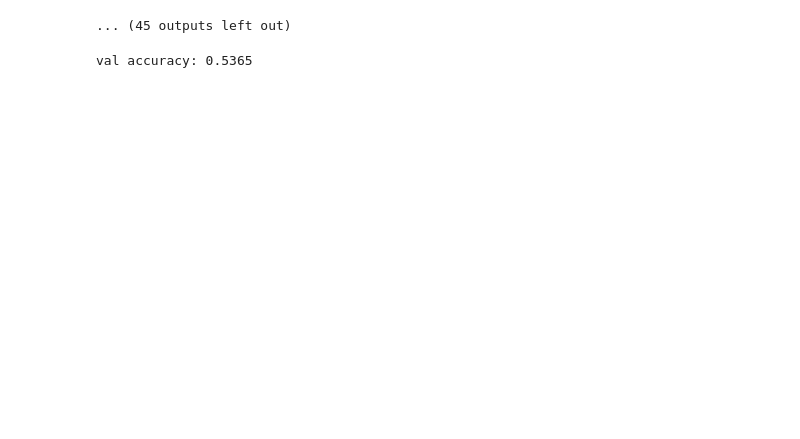
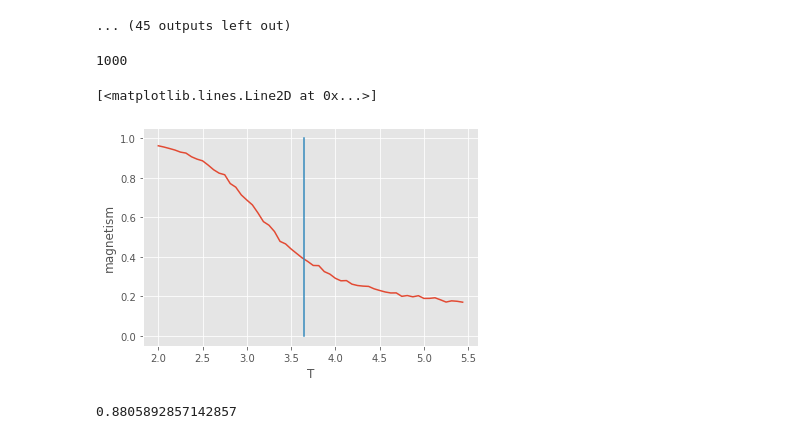
Before and after one commit to Shroedingercat/Self-learning-Monte-carlo-algorithms, a Jupyter notebook: Ising_models.ipynb, the cells around one changed output. Drawn from its saved outputs; the diff is of its cells as text; code cells hidden in the pictures; blank space fills up the shorter version.

```diff
--- a/Ising_models.ipynb
+++ b/Ising_models.ipynb
@@ -253,7 +280,7 @@ curr_label = 1
 X_test = []
 var = []
 y = []
-N = 10**4
+N = 10**2
 for T in tqdm(x):
     mag = []
     if T >= 3.65:
@@ -262,8 +289,8 @@ for T in tqdm(x):
         curr_label = 1
     for i in (range(N)):
         test.cluster_ising(1-np.exp(-(1/T)*2), "triangular")
-    for _ in tqdm(range(1000)):
-        for _ in range(100):
+    for _ in tqdm(range(100)):
+        for _ in range(10):
             test.cluster_ising(1-np.exp(-(1/T)*2), "triangular")
         mag.append(test.magnetism())
         X_test.append(np.array(test.lattice.reshape((1, test.y*test.x))[0]))
@@ -289,3 +316,32 @@ for T in tqdm(x):
 # Save
 np.save("./Data/data_size10_min1_max3.5_steap0.0625_batch1000_re100_N10000_triangular", X_test)
 np.save("./Data/labels_size10_min1_max3.5_steap0.0625_batch1000_re100_N10000_triangular", label)
+# %%
+# load
+X_test = np.load("./Data/data_size10_min1_max3.5_steap0.0625_batch1000_re100_N10000_triangular.npy")
+label = np.load("./Data/labels_size10_min1_max3.5_steap0.0625_batch1000_re100_N10000_triangular.npy")
+# %%
+y = []
+X_test = np.array(X_test)
+N = X_test.shape[0]//56
+for i in range(56):
+    curr = X_test[(i)*N:(i+1)*N]
+    mn = []
+    for i in curr:
+        mn.append(np.abs(i.mean()))
+    y.append(np.mean(mn))
+# %%
+N
+# %% [output]
+1000
+# %%
+x = np.arange(2, 5.5, 0.0625)
+plt.plot(x, y)
+plt.xlabel("T")
+plt.ylabel("magnetism")
+
+x_line = np.arange(0,1.1, 0.1)
+plt.plot([3.65]*x_line.shape[0], x_line, '-')
+# %% [output]
+[<matplotlib.lines.Line2D at 0x...>]
+[figure, added]
@@ -292,5 +355,4 @@ np.save("./Data/labels_size10_min1_max3.5_steap0.0625_batch1000_re100_N10000_tri
 # %%
-print("val accuracy:",
-              ((np.around(cr(output)[:, 1].detach().numpy()) == labels_test.detach().numpy()).sum())/labels_test.detach().numpy().shape[0])
+((np.around(cr(output_val)[:, 1].detach().numpy()) == y_test.detach().numpy()).sum())/y_test.detach().numpy().shape[0]
 # %% [output]
-val accuracy: 0.5365
+0.8805892857142857
```
Also changed, not shown: parts of 10 cells of this notebook.
